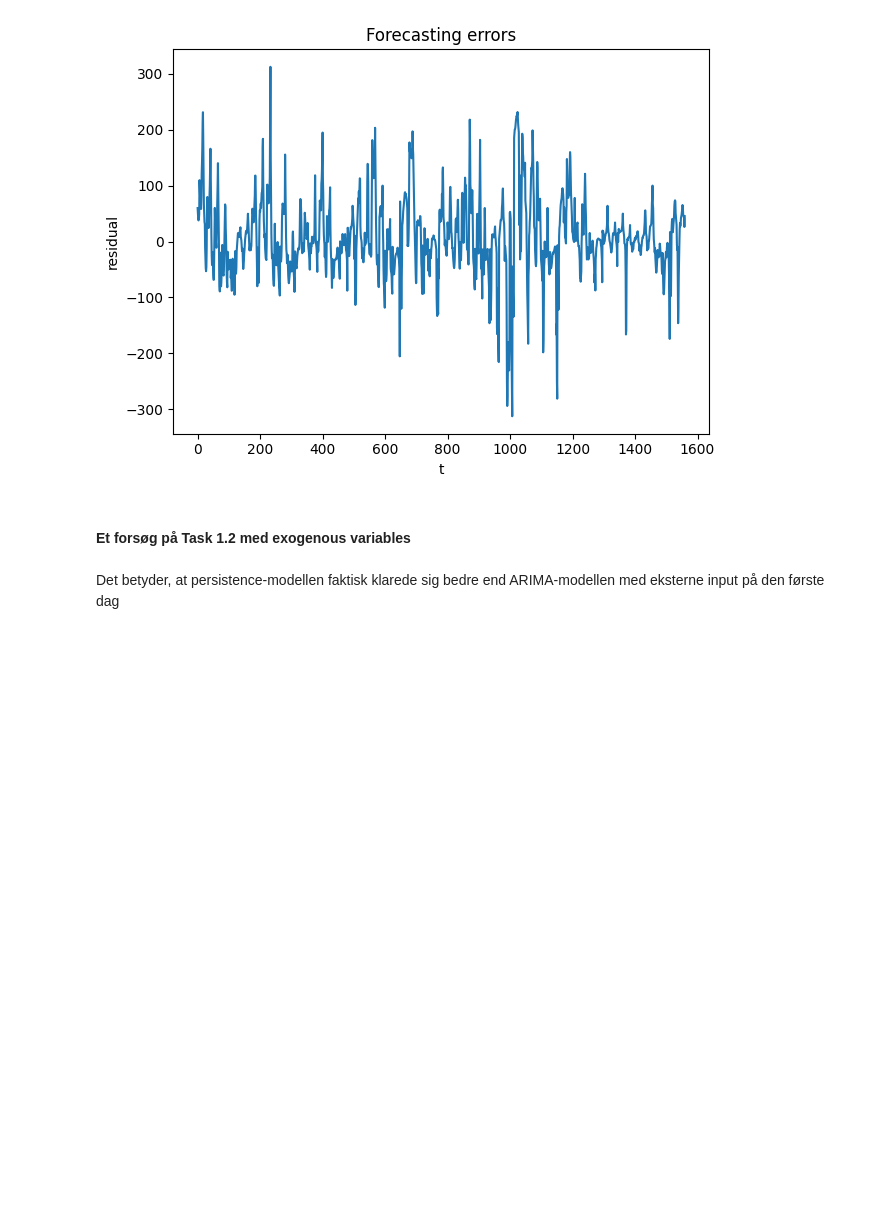
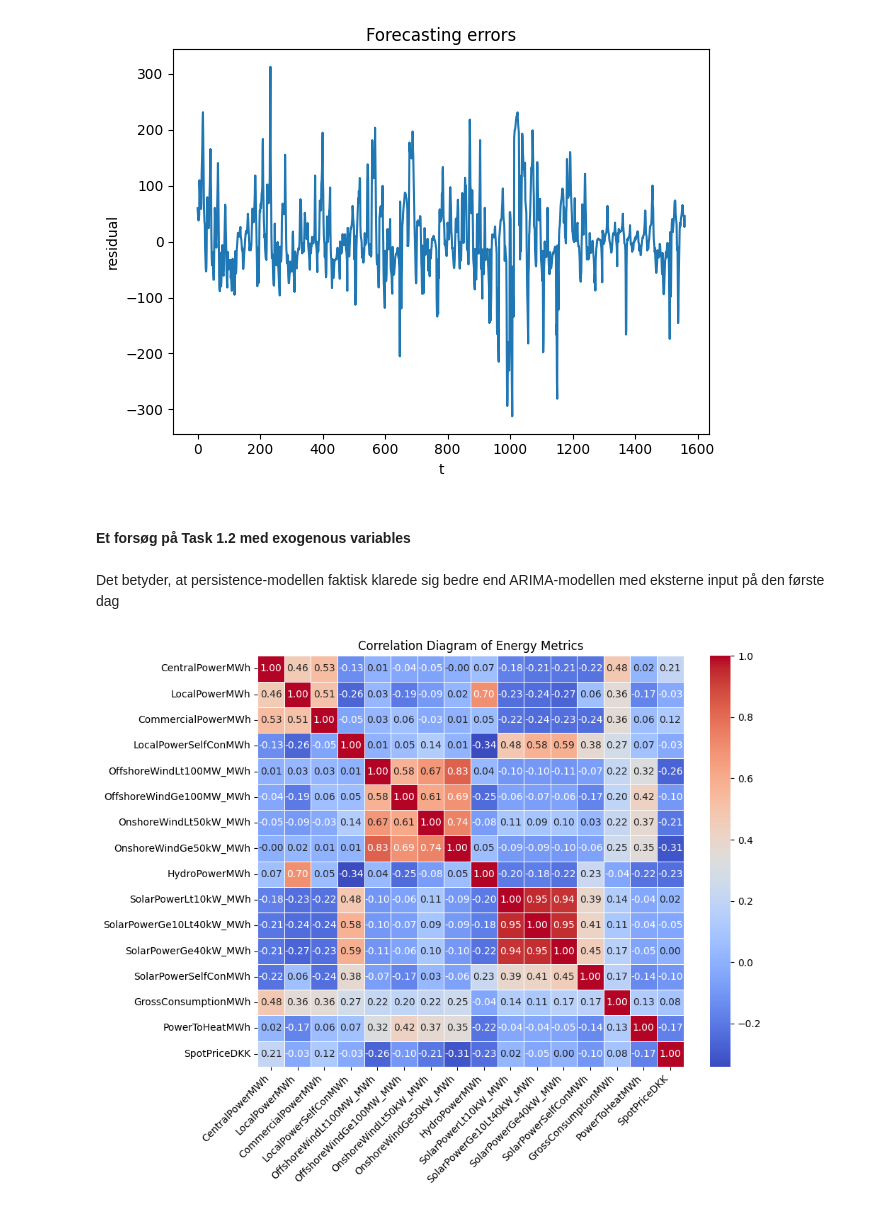
Before and after one commit to MortenHay/EnergyAnalytics, a Jupyter notebook: Assignment2/Aflevering-2.ipynb, the cells around one changed output. Saved outputs shown, nothing was run; the diff lists cells and outputs as text; code cells hidden in the pictures; blank space fills up the shorter version.

Commit message:
Heat map

```diff
--- a/Assignment2/Aflevering-2.ipynb
+++ b/Assignment2/Aflevering-2.ipynb
@@ -45,6 +45,7 @@ test_set_E = df_prices[(df_prices['HourUTC'] >= test_start) & (df_prices['HourUT
 # Split the data from ProdConData
 train_set_P = df_data[(df_prices['HourUTC'] >= train_start) & (df_data['HourUTC'] <= train_end)]
 test_set_P = df_data[(df_prices['HourUTC'] >= test_start) & (df_data['HourUTC'] <= test_end)]
+df_data['SpotPriceDKK'] = df_prices["SpotPriceDKK"]
 n = len(train_set_E['SpotPriceDKK'])
 N = len(df_prices['SpotPriceDKK'])
 print(train_set_E)
@@ -400,6 +401,54 @@ Plotting(train, test, result)
 #### Et forsøg på Task 1.2 med exogenous variables
 # %% [markdown]
 Det betyder, at persistence-modellen faktisk klarede sig bedre end ARIMA-modellen med eksterne input på den første dag
+# %%
+import seaborn as sns
+
+# Select numeric columns for correlation analysis
+numeric_data = df_data.select_dtypes(include=['float64', 'int64'])
+
+# Compute correlation matrix
+correlation_matrix = numeric_data.corr()
+
+Targets = ['SpotPriceDKK']
+
+Features = ['CentralPowerMWh',
+            'LocalPowerMWh',
+            'CommercialPowerMWh',
+            'LocalPowerSelfConMWh',
+            'OffshoreWindLt100MW_MWh',
+            'OffshoreWindGe100MW_MWh',
+            'OnshoreWindLt50kW_MWh',
+            'OnshoreWindGe50kW_MWh',
+            'HydroPowerMWh',
+            'SolarPowerLt10kW_MWh',
+            'SolarPowerGe10Lt40kW_MWh',
+            'SolarPowerGe40kW_MWh',
+            'SolarPowerSelfConMWh',
+            'GrossConsumptionMWh',
+            'PowerToHeatMWh',
+            'SpotPriceDKK'
+            ]
+
+
+corr_subset = correlation_matrix.loc[Features, Targets]
+# Set up matplotlib figure
+plt.figure(figsize=(10, 8))
+#colorpalet = 'greens'
+# Create a heatmap
+sns.heatmap(correlation_matrix, annot=True, cmap='coolwarm', fmt='.2f', linewidths=0.5)
+#sns.heatmap(corr_subset, annot=True, cmap='coolwarm', fmt='.2f', linewidths=0.5)
+
+# Set titles and labels
+plt.title('Correlation Diagram of Energy Metrics')
+plt.xticks(rotation=45, ha='right')
+plt.yticks(rotation=0)
+
+# Display the plot
+plt.tight_layout()
+plt.show()
+# %% [output]
+[figure, added]
 # %%
 import os
 import pandas as pd
```
Also changed, not shown: parts of 5 cells of this notebook.
